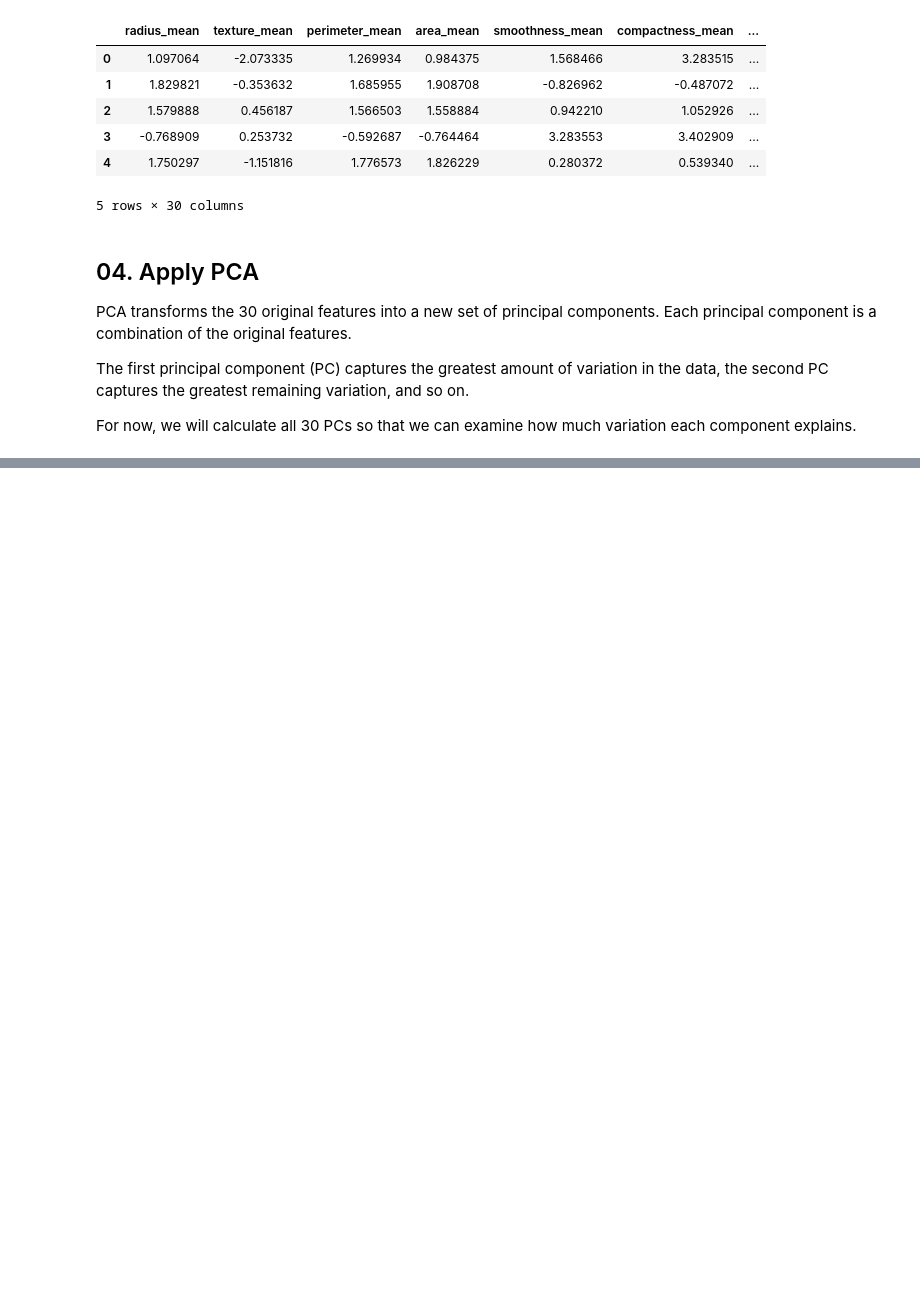
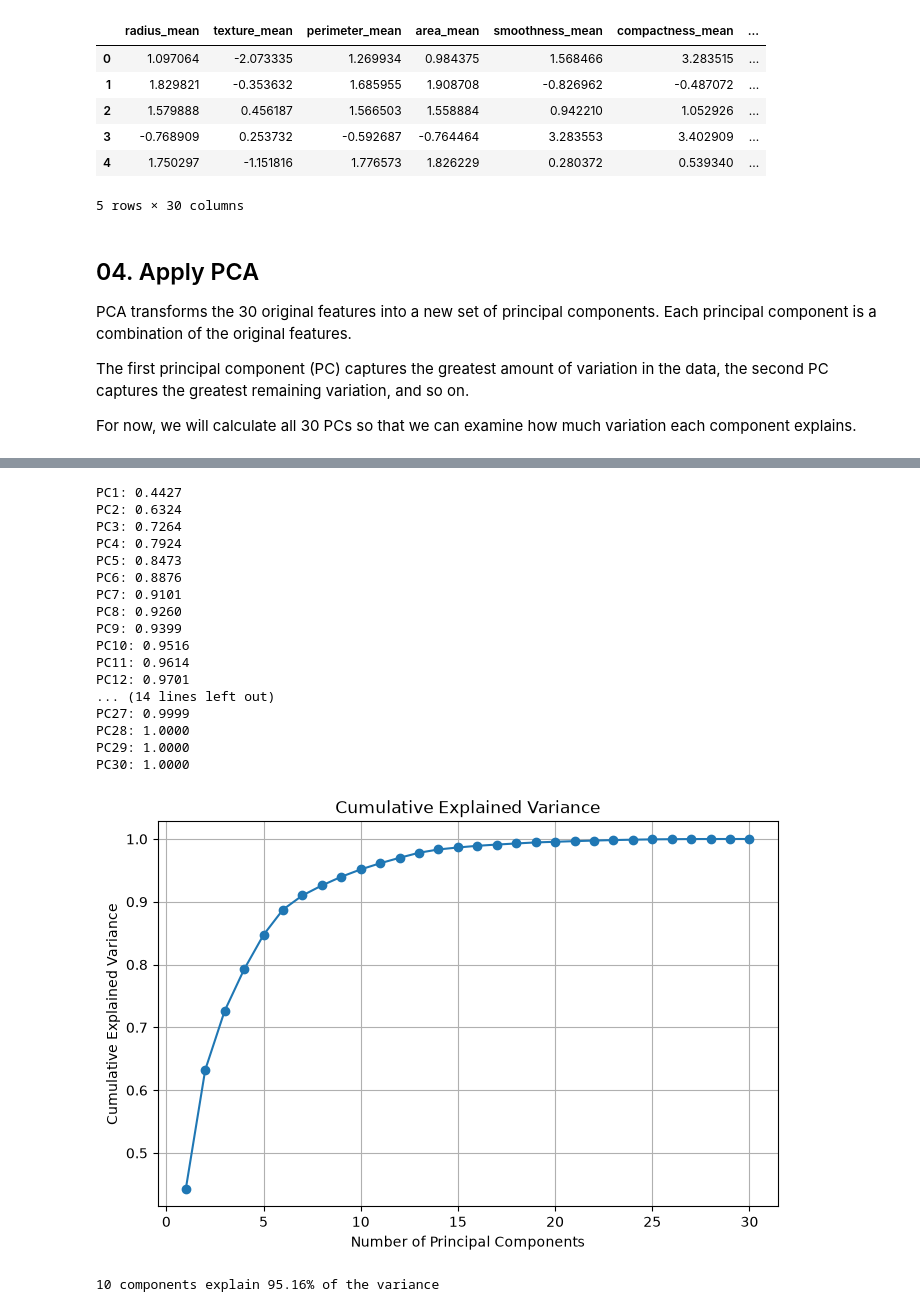
Before and after one commit to hweeenh/machine-learning-foundations, a Jupyter notebook: 06_PCA/06_pca.ipynb, the cells around one changed output, grey strips where cells are left out. Saved outputs shown, nothing was run; the diff lists cells and outputs as text; code cells hidden in the pictures; blank space fills up the shorter version.

```diff
--- a/06_PCA/06_pca.ipynb
+++ b/06_PCA/06_pca.ipynb
@@ -109 +153,42 @@ Number of principal compoentns: 30
+# %%
+#cumulative explained variance (PC(n) = PC1+PC2...+PC(n))
+cumulative_variance = np.cumsum(explained_variance)
+for i, variance in enumerate(cumulative_variance, start=1):
+    print(f"PC{i}: {variance:.4f}")
+
+#line chart of cumulative explained variance
+plt.figure(figsize=(8,5))
+plt.plot(range(1,len(cumulative_variance) + 1), cumulative_variance, marker='o')
+plt.xlabel('Number of Principal Components')
+plt.ylabel('Cumulative Explained Variance')
+plt.title('Cumulative Explained Variance')
+plt.grid()
+plt.show()
+# %% [output]
+PC1: 0.4427
+PC2: 0.6324
+PC3: 0.7264
+PC4: 0.7924
+PC5: 0.8473
+PC6: 0.8876
+PC7: 0.9101
+PC8: 0.9260
+PC9: 0.9399
+PC10: 0.9516
+PC11: 0.9614
+PC12: 0.9701
+... (14 lines left out)
+PC27: 0.9999
+PC28: 1.0000
+PC29: 1.0000
+PC30: 1.0000
+[figure, added]
+# %%
+#check how many components explained (threshold%) of variance
+for i, variance in enumerate(cumulative_variance, start=1):
+    if variance >= 0.95:
+        print(f"{i} components explain {variance:.2%} of the variance")
+        break
+# %% [output]
+10 components explain 95.16% of the variance
 # %% [markdown]
```
Also changed, not shown: parts of 12 cells of this notebook.
